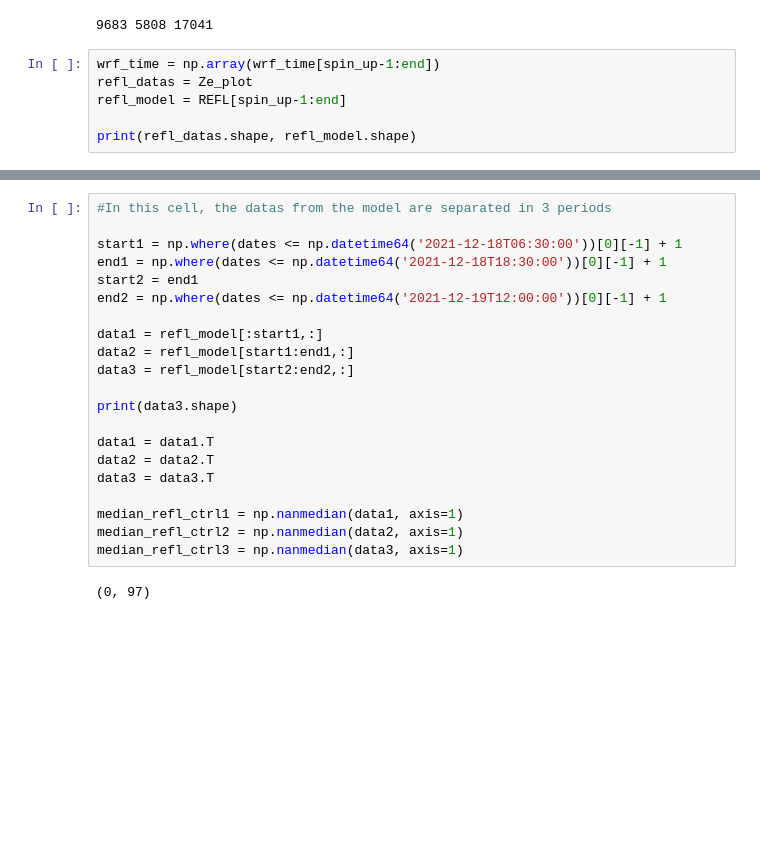
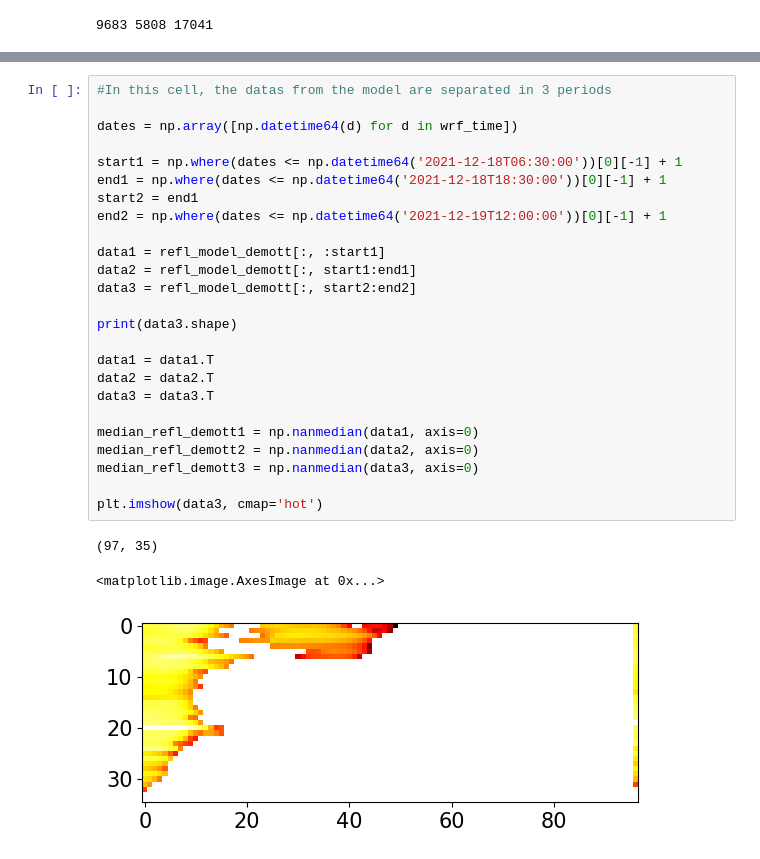
Before and after one commit to eliotperrin/Mixed-phase-cloud-with-CR-SIM, a Jupyter notebook: Comparaison.ipynb, the cells around one changed output, grey strips where cells are left out. Drawn from its saved outputs; the diff is of its cells as text; blank space fills up the shorter version.

```diff
--- a/Comparaison.ipynb
+++ b/Comparaison.ipynb
@@ -365,9 +370,3 @@ periode3_datas = x_axis[x_axis >= cut2]
 print(len(periode1_datas), len(periode2_datas), len(periode3_datas))
 # %% [output]
 9683 5808 17041
-# %%
-wrf_time = np.array(wrf_time[spin_up-1:end])
-refl_datas = Ze_plot
-refl_model = REFL[spin_up-1:end]
-
-print(refl_datas.shape, refl_model.shape)
@@ -406,24 +415,30 @@ median_refl_datas3 = np.nanmedian(data3, axis=1)
 (460,)
 # %%
 #In this cell, the datas from the model are separated in 3 periods
+
+dates = np.array([np.datetime64(d) for d in wrf_time])
 
 start1 = np.where(dates <= np.datetime64('2021-12-18T06:30:00'))[0][-1] + 1
 end1 = np.where(dates <= np.datetime64('2021-12-18T18:30:00'))[0][-1] + 1
 start2 = end1
 end2 = np.where(dates <= np.datetime64('2021-12-19T12:00:00'))[0][-1] + 1
 
-data1 = refl_model[:start1,:]
-data2 = refl_model[start1:end1,:]
-data3 = refl_model[start2:end2,:]
+data1 = refl_model_demott[:, :start1]
+data2 = refl_model_demott[:, start1:end1]
+data3 = refl_model_demott[:, start2:end2]
 
 print(data3.shape)
 
 data1 = data1.T
 data2 = data2.T
 data3 = data3.T
 
-median_refl_ctrl1 = np.nanmedian(data1, axis=1)
-median_refl_ctrl2 = np.nanmedian(data2, axis=1)
-median_refl_ctrl3 = np.nanmedian(data3, axis=1)
+median_refl_demott1 = np.nanmedian(data1, axis=0)
+median_refl_demott2 = np.nanmedian(data2, axis=0)
+median_refl_demott3 = np.nanmedian(data3, axis=0)
+
+plt.imshow(data3, cmap='hot')
 # %% [output]
-(0, 97)
+(97, 35)
+<matplotlib.image.AxesImage at 0x...>
+[figure, added]
```
Also changed, not shown: parts of 12 cells of this notebook.
